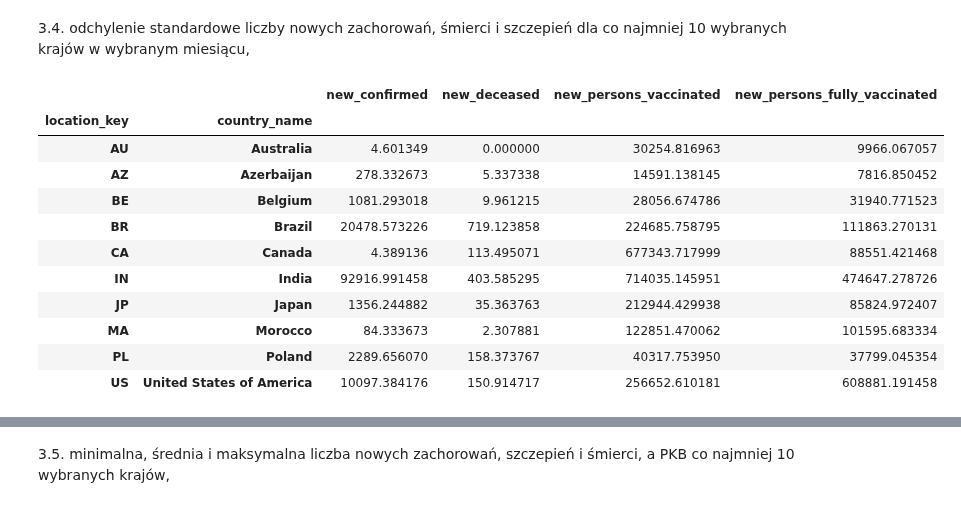
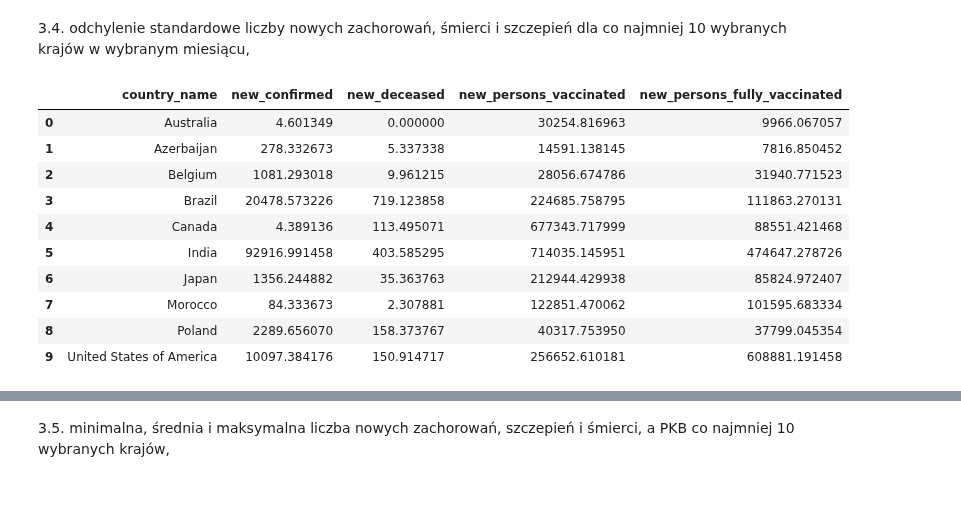
Before and after one commit to JakubKaczmarek5764/BigData1, a Jupyter notebook: zad2.ipynb, the cells around one changed output, grey strips where cells are left out. Drawn from its saved outputs; the diff is of its cells as text; code cells hidden in the pictures.

```diff
--- a/zad2.ipynb
+++ b/zad2.ipynb
@@ -430,27 +430,23 @@ Passing `palette` without assigning `hue` is deprecated and will be removed in v
 # %% [markdown]
 3.4. odchylenie standardowe liczby nowych zachorowań, śmierci i szczepień dla co najmniej 10 wybranych krajów w wybranym miesiącu,
 # %%
-(
-    df[
-        (df['date'].dt.year == year) &
-        (df['date'].dt.month == month) &
-        (df['subregion1_code_x'].isna()) &
-        (df['country_name'].isin(countries))
-    ]
-    .groupby(['location_key', 'country_name'])[['new_confirmed', 'new_deceased', 'new_persons_vaccinated', 'new_persons_fully_vaccinated']]
-    .std()
-
-)
+std_values = df[
+    (df['date'].dt.year == year) &
+    (df['date'].dt.month == month) &
+    (df['subregion1_code_x'].isna()) &
+    (df['country_name'].isin(countries))
+].groupby(['country_name'])[['new_confirmed', 'new_deceased', 'new_persons_vaccinated', 'new_persons_fully_vaccinated']].std()
+std_values.reset_index(inplace=True)
+std_values
 # %% [output]
-|  |  | new_confirmed | new_deceased | new_persons_vaccinated | new_persons_fully_vaccinated |
-| location_key | country_name |  |  |  |  |
-| AU | Australia | 4.601349 | 0.000000 | 30254.816963 | 9966.067057 |
-| AZ | Azerbaijan | 278.332673 | 5.337338 | 14591.138145 | 7816.850452 |
-| BE | Belgium | 1081.293018 | 9.961215 | 28056.674786 | 31940.771523 |
-| BR | Brazil | 20478.573226 | 719.123858 | 224685.758795 | 111863.270131 |
-| CA | Canada | 4.389136 | 113.495071 | 677343.717999 | 88551.421468 |
-| IN | India | 92916.991458 | 403.585295 | 714035.145951 | 474647.278726 |
-| JP | Japan | 1356.244882 | 35.363763 | 212944.429938 | 85824.972407 |
-| MA | Morocco | 84.333673 | 2.307881 | 122851.470062 | 101595.683334 |
-| PL | Poland | 2289.656070 | 158.373767 | 40317.753950 | 37799.045354 |
-| US | United States of America | 10097.384176 | 150.914717 | 256652.610181 | 608881.191458 |
+|  | country_name | new_confirmed | new_deceased | new_persons_vaccinated | new_persons_fully_vaccinated |
+| 0 | Australia | 4.601349 | 0.000000 | 30254.816963 | 9966.067057 |
+| 1 | Azerbaijan | 278.332673 | 5.337338 | 14591.138145 | 7816.850452 |
+| 2 | Belgium | 1081.293018 | 9.961215 | 28056.674786 | 31940.771523 |
+| 3 | Brazil | 20478.573226 | 719.123858 | 224685.758795 | 111863.270131 |
+| 4 | Canada | 4.389136 | 113.495071 | 677343.717999 | 88551.421468 |
+| 5 | India | 92916.991458 | 403.585295 | 714035.145951 | 474647.278726 |
+| 6 | Japan | 1356.244882 | 35.363763 | 212944.429938 | 85824.972407 |
+| 7 | Morocco | 84.333673 | 2.307881 | 122851.470062 | 101595.683334 |
+| 8 | Poland | 2289.656070 | 158.373767 | 40317.753950 | 37799.045354 |
+| 9 | United States of America | 10097.384176 | 150.914717 | 256652.610181 | 608881.191458 |
```
Also changed, not shown: parts of 4 cells of this notebook.
